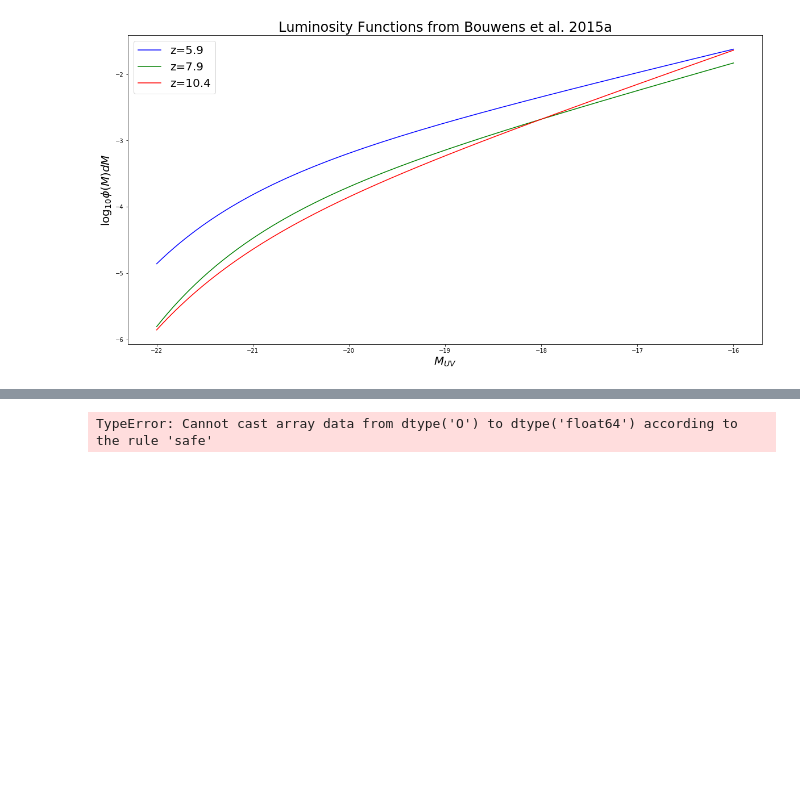
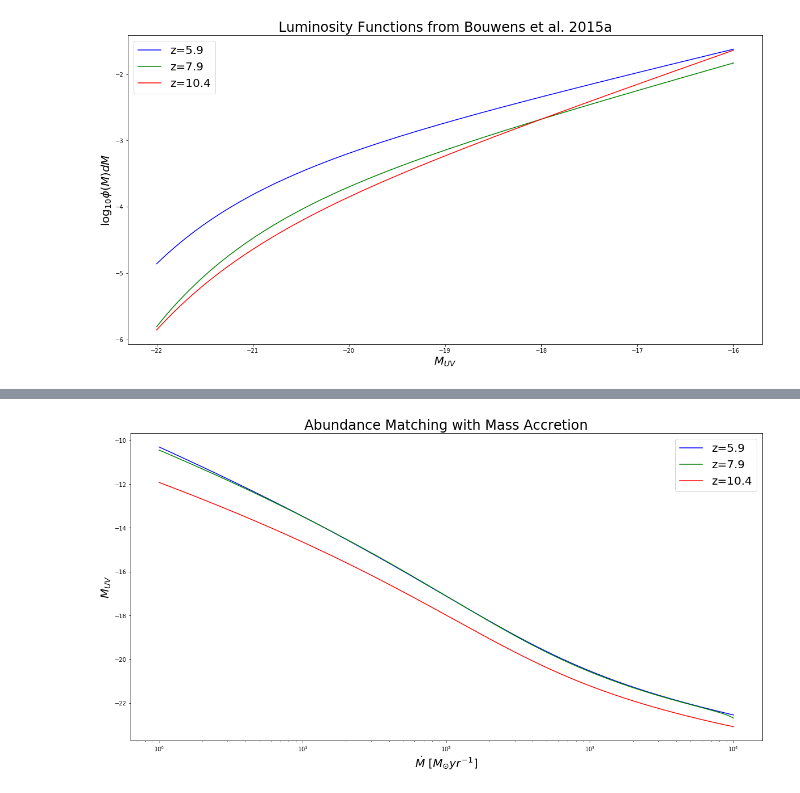
Before and after one commit to nddalal/jupyter, a Jupyter notebook: halo_mass_function.ipynb, the cells around one changed output, grey strips where cells are left out. Cells and saved outputs as stored; diff of their text form; code cells hidden in the pictures; blank space fills up the shorter version.

```diff
--- a/halo_mass_function.ipynb
+++ b/halo_mass_function.ipynb
@@ -366,30 +369,29 @@ def dn_dmar(macc,z):
     f=dm_dmar(macc,z)*hmf_200(m_mar(macc,z),z)
     return f
 def cumumar(macc,z):
-    cumumart=scipy.integrate.trapz(dn_dmar(macc,z), macc)-scipy.integrate.cumtrapz(dn_dmar(macc,z), macc)
-    return cumumart
+    cumuma=[]
+    for mag in macc:
+        i= scipy.integrate.quad(lambda x: dn_dmar(x,z), mag, 1e5)
+        cumuma.append(i[0])
+    return cumuma
 # %%
 def AbundanceFit(m_star):
     return (-11.3-2.88*np.log10(m_star)-0.63*np.log10(1+m_star/3.5)+2.38*np.log10(1+m_star/1000))
 # %%
-mag= np.linspace(-10,-25, num=1000)
-mag_star= np.linspace(-10,-25, num = 999)
-mdot= np.logspace(0,5, num=1000)
+mdot= np.logspace(0,4, num=1000)
 mdot_star=np.logspace(0,5, num=999)
-f_star= np.interp(cumumar(mdot,6), schechterCumuLMa(mag, 5.0e-4,-1.87,-20.94),mag)
-g_star= np.interp(cumumar(mdot,8), schechterCumuLM(mag, 2.1e-4,-2.02,-20.63),mag_star)
-h_star= np.interp(cumumar(mdot,10), schechterCumuLM(mag, 3e-4,-2.27,-20.92),mag_star)
+
 plt.figure(figsize=(20,10))
-plt.semilogx(mdot_star, f_star, 'b--', markersize=10, label ='z=5.9')
-plt.semilogx(mdot_star, g_star, 'g', markersize=10, label ='z=7.9')
-plt.semilogx(mdot_star, h_star, 'r', markersize=10, label ='z=10.4')
-plt.semilogx(mdot_star, AbundanceFit(mdot_star),'b', markersize=10, label = 'z=6')
+plt.semilogx(mdot, MStar(q(cumumar(mdot,6))*LStar(-20.94)), 'b', markersize=10, label ='z=5.9')
+plt.semilogx(mdot, MStar(p(cumumar(mdot,8))*LStar(-20.63)), 'g', markersize=10, label ='z=7.9')
+plt.semilogx(mdot, MStar(r(cumumar(mdot,10))*LStar(-20.92)), 'r', markersize=10, label ='z=10.4')
+#plt.semilogx(mdot, AbundanceFit(mdot),'b', markersize=10, label = 'z=6')
 
 
 plt.xlabel("$\dot{M}$ [$M_{\odot}yr^{-1}$]", fontsize=20)
 plt.ylabel("$M_{UV}$", fontsize=20)
 plt.title("Abundance Matching with Mass Accretion", fontsize=24)
 plt.legend(fontsize=20)
 plt.show()
 # %% [output]
-TypeError: Cannot cast array data from dtype('O') to dtype('float64') according to the rule 'safe'
+[figure, added]
```
Also changed, not shown: parts of 3 cells of this notebook.
